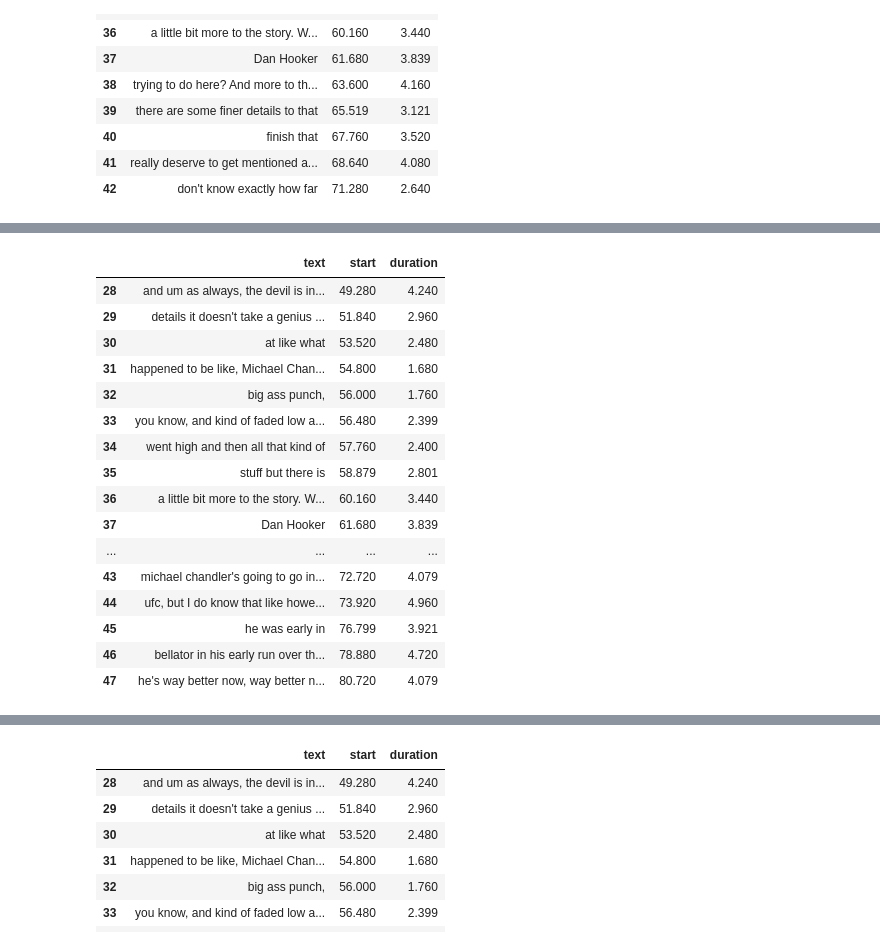
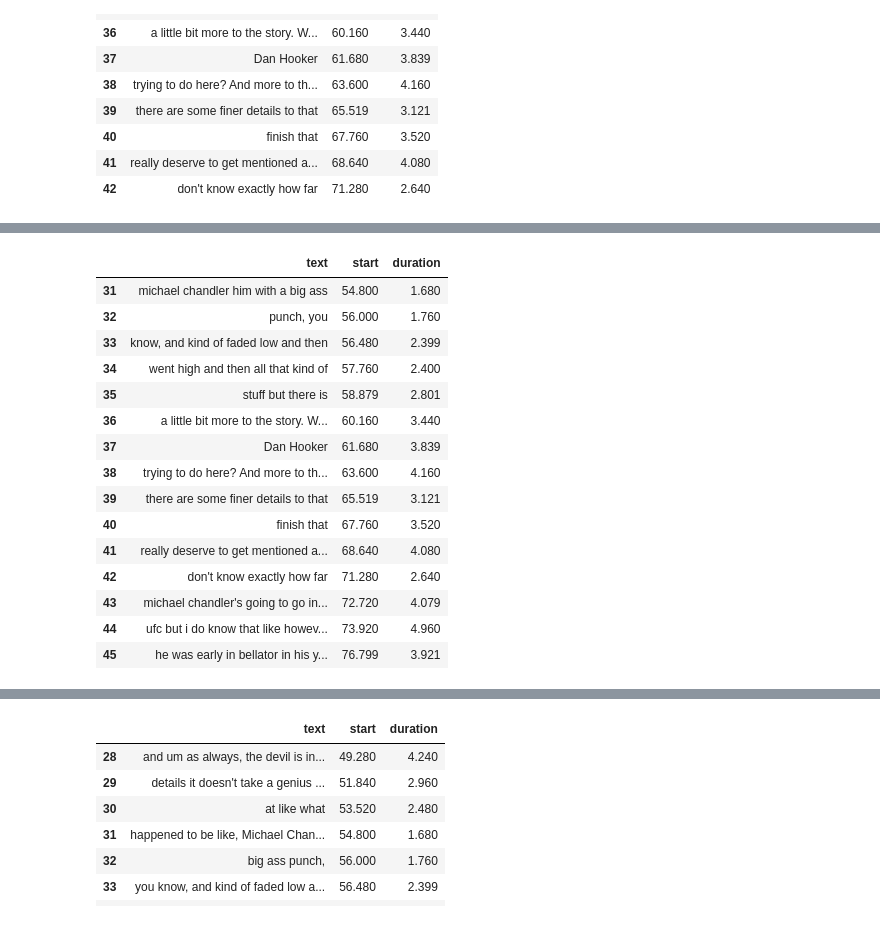
Before and after one commit to hdmamin/jabberwocky, a Jupyter notebook: notebooks/nb03-transcript-manager.ipynb, the cells around one changed output, grey strips where cells are left out. Saved outputs shown, nothing was run; the diff lists cells and outputs as text; code cells hidden in the pictures.

Commit message:
add if_cached option for punctuation

```diff
--- a/notebooks/nb03-transcript-manager.ipynb
+++ b/notebooks/nb03-transcript-manager.ipynb
@@ -61,13 +61,19 @@ class UnpunctuatedTranscript:
     def punctuated_chunk(self, start_idx, end_idx, punctuate,
                          align_kwargs=None, extra_kwargs=None,
                          **query_kwargs):
-        # Check for pre-punctuated text.
+        unpunct_chunk = self.df_gen.loc[start_idx:end_idx, :]
+        if not punctuate:
+            return unpunct_chunk
+
+        # If our punctuated df has any null chunks, we only want to punctuate
+        # them if specifically asked to.
         chunk = self.df_punct.loc[start_idx:end_idx, :]
-        if chunk.text.isnull().sum() == 0:
-            return chunk
-        if not punctuate:
-            return self.df_gen.loc[start_idx:end_idx, :]
-        for idx in self.na_index_chunks(self.df_punct.loc[start_idx:end_idx]):
+        if punctuate == 'if_cached' and chunk.text.isnull().sum() > 0:
+            return unpunct_chunk
+
+        # When the whole chunk is pre-punctuated, na_index_chunks returns
+        # an empty list so we're not doing any unnecessary gpt3 querying.
+        for idx in self.na_index_chunks(chunk):
             df_chunk = self.df_gen.loc[idx]
             text_punct = self._punctuate_chunk(df_chunk,
                                                extra_kwargs=extra_kwargs,
@@ -416,21 +426,20 @@ trans_gen.time_range(50, 80, True)
 # %%
 # Much faster this time because it's been pre-punctuated.
-trans_gen.time_range(50, 80, True)
+trans_gen.time_range(55, 75, True)
 # %% [output]
 |  | text | start | duration |
-| 28 | and um as always, the devil is in... | 49.280 | 4.240 |
-| 29 | details it doesn't take a genius ... | 51.840 | 2.960 |
-| 30 | at like what | 53.520 | 2.480 |
-| 31 | happened to be like, Michael Chan... | 54.800 | 1.680 |
-| 32 | big ass punch, | 56.000 | 1.760 |
-| 33 | you know, and kind of faded low a... | 56.480 | 2.399 |
+| 31 | michael chandler him with a big ass | 54.800 | 1.680 |
+| 32 | punch, you | 56.000 | 1.760 |
+| 33 | know, and kind of faded low and then | 56.480 | 2.399 |
 | 34 | went high and then all that kind of | 57.760 | 2.400 |
 | 35 | stuff but there is | 58.879 | 2.801 |
 | 36 | a little bit more to the story. W... | 60.160 | 3.440 |
 | 37 | Dan Hooker | 61.680 | 3.839 |
-| ... | ... | ... | ... |
+| 38 | trying to do here? And more to th... | 63.600 | 4.160 |
+| 39 | there are some finer details to that | 65.519 | 3.121 |
+| 40 | finish that | 67.760 | 3.520 |
+| 41 | really deserve to get mentioned a... | 68.640 | 4.080 |
+| 42 | don't know exactly how far | 71.280 | 2.640 |
 | 43 | michael chandler's going to go in... | 72.720 | 4.079 |
-| 44 | ufc, but I do know that like howe... | 73.920 | 4.960 |
-| 45 | he was early in | 76.799 | 3.921 |
-| 46 | bellator in his early run over th... | 78.880 | 4.720 |
-| 47 | he's way better now, way better n... | 80.720 | 4.079 |
+| 44 | ufc but i do know that like howev... | 73.920 | 4.960 |
+| 45 | he was early in bellator in his y... | 76.799 | 3.921 |
```
Also changed, not shown: parts of 9 cells of this notebook, 1 other file.
